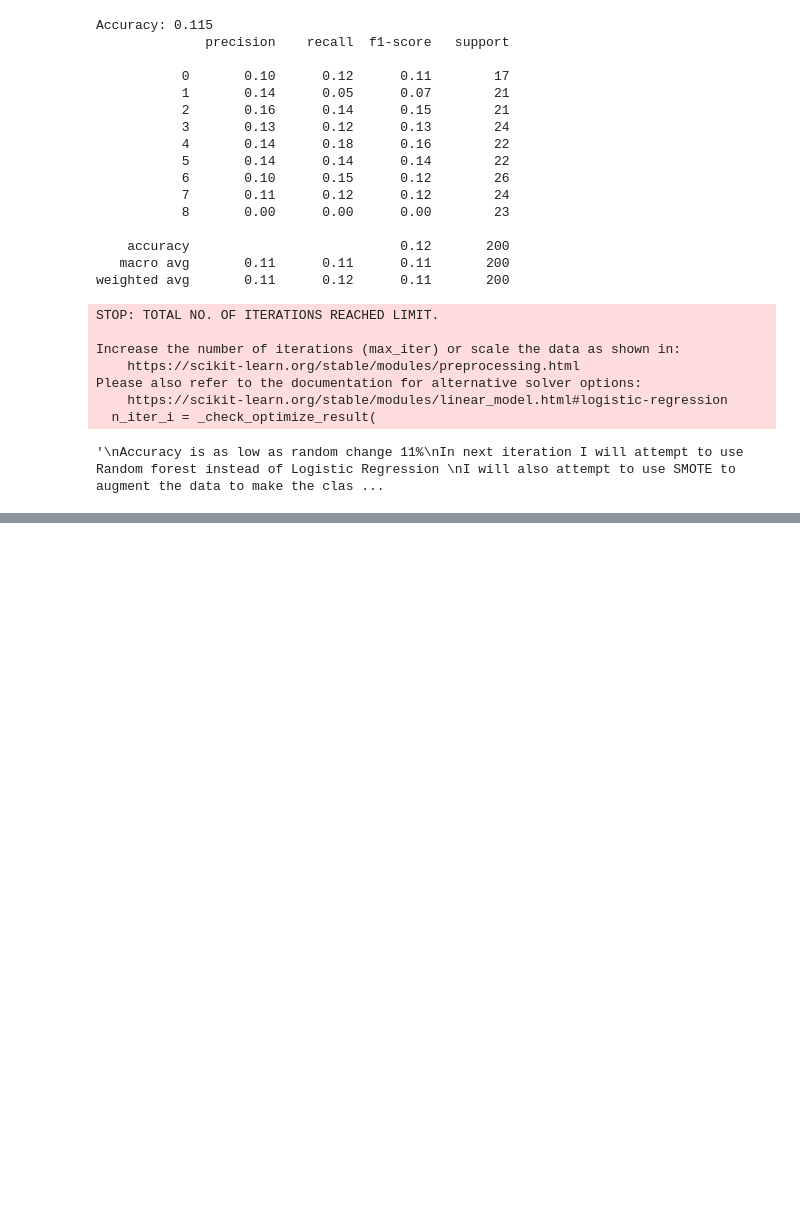
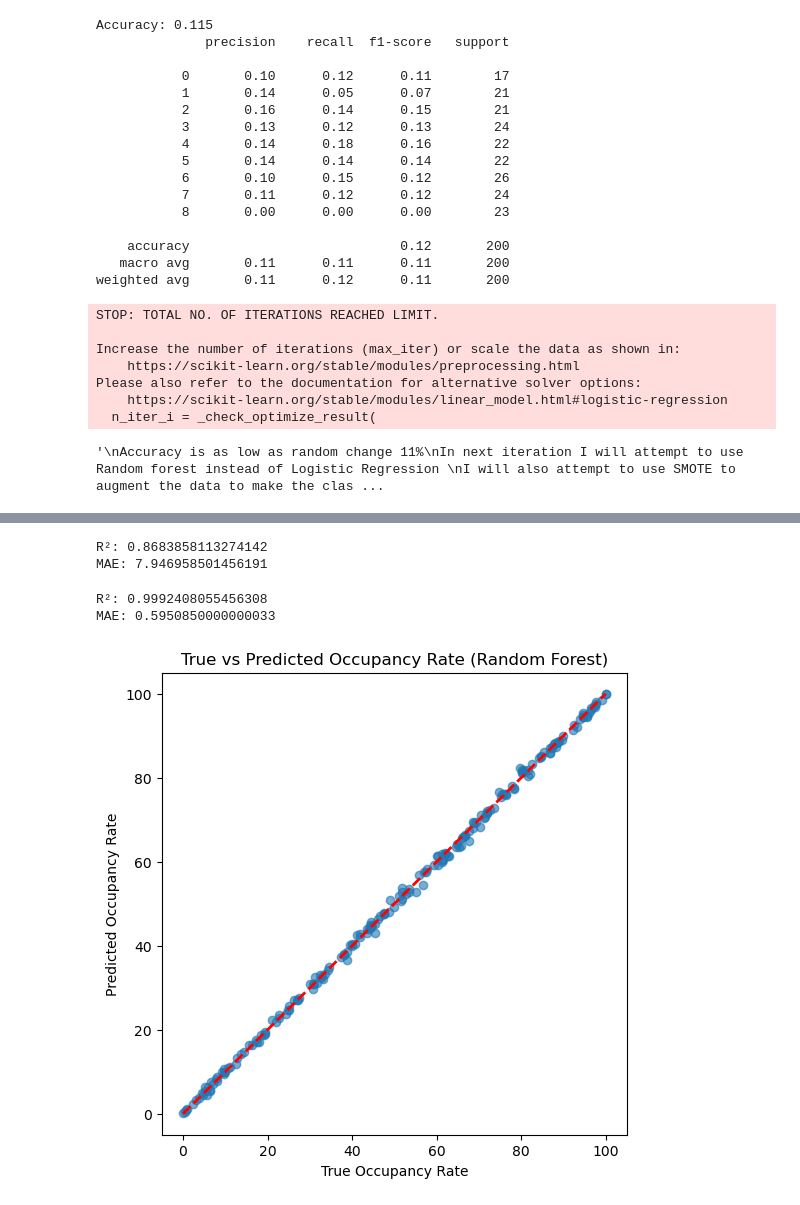
Before and after one commit to aaronserro/DataSci3000_Pjct, a Jupyter notebook: Datasci300.ipynb, the cells around one changed output, grey strips where cells are left out. Cells and saved outputs as stored; diff of their text form; code cells hidden in the pictures; blank space fills up the shorter version.

```diff
--- a/Datasci300.ipynb
+++ b/Datasci300.ipynb
@@ -333,0 +476,44 @@ I will also attempt to use SMOTE to augment the data to make the classifier more
+# %%
+#The following is a Linear Regression model to try and predict
+from sklearn.linear_model import LinearRegression
+from sklearn.metrics import r2_score, mean_absolute_error
+X = df[['total_capacity', 'occupied_beds', 'available_beds']]
+y = df['occupancy_rate']
+
+X_train, X_test, y_train, y_test = train_test_split(X, y, test_size=0.2, random_state=42)
+
+lr = LinearRegression()
+lr.fit(X_train, y_train)
+
+y_pred = lr.predict(X_test)
+
+print("R²:", r2_score(y_test, y_pred))
+print("MAE:", mean_absolute_error(y_test, y_pred))
+# %% [output]
+R²: 0.8683858113274142
+MAE: 7.946958501456191
+# %%
+from sklearn.ensemble import RandomForestRegressor
+
+rf = RandomForestRegressor(random_state=42)
+rf.fit(X_train, y_train)
+y_pred = rf.predict(X_test)
+
+print("R²:", r2_score(y_test, y_pred))
+print("MAE:", mean_absolute_error(y_test, y_pred))
+# %% [output]
+R²: 0.9992408055456308
+MAE: 0.5950850000000033
+# %%
+#Regression model
+import matplotlib.pyplot as plt
+
+plt.figure(figsize=(6,6))
+plt.scatter(y_test, y_pred, alpha=0.6)
+plt.plot([y_test.min(), y_test.max()], [y_test.min(), y_test.max()], 'r--', linewidth=2)
+plt.xlabel("True Occupancy Rate")
+plt.ylabel("Predicted Occupancy Rate")
+plt.title("True vs Predicted Occupancy Rate (Random Forest)")
+plt.show()
+# %% [output]
+[figure, added]
```
Also changed, not shown: parts of 14 cells of this notebook.
